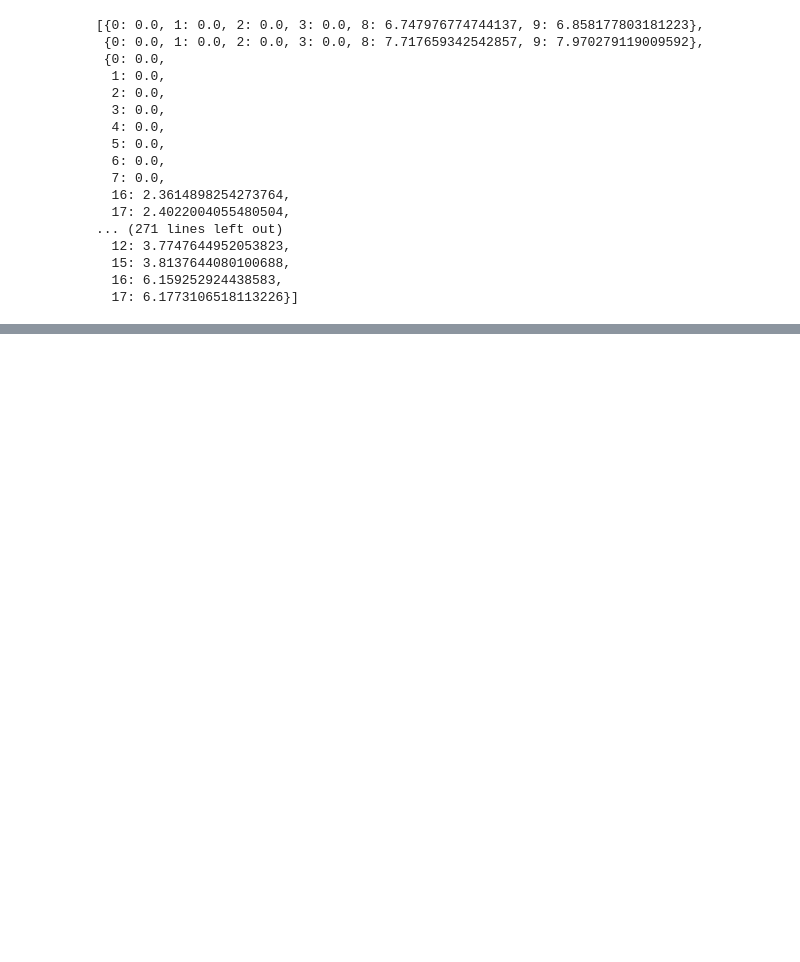
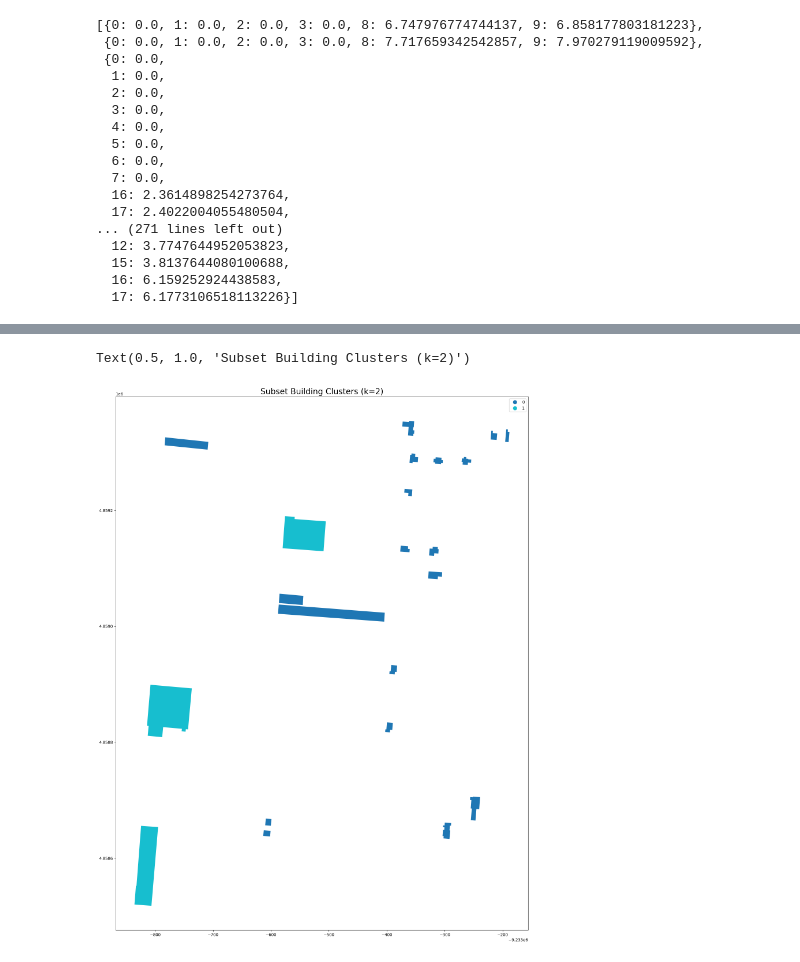
Before and after one commit to SummerHA90/2D_footprint_clustering, a Jupyter notebook: Prototyping_extbound_node_edge_weights.ipynb, the cells around one changed output, grey strips where cells are left out. Drawn from its saved outputs; the diff is of its cells as text; code cells hidden in the pictures; blank space fills up the shorter version.

```diff
--- a/Prototyping_extbound_node_edge_weights.ipynb
+++ b/Prototyping_extbound_node_edge_weights.ipynb
@@ -850,25 +927,28 @@ subset_gdf_modified
 # %%
-# n = 2
-# subset_clsutering_2 = SpectralClustering(n_clusters=2, affinity='precomputed', assign_labels='kmeans', random_state=0).fit(subset_kernel_matrix)
-# subset_y_pred_2 = subset_clsutering_2.labels_.astype(int)
-# subset_gdf_modified['sub_cluster_2'] = subset_y_pred_2
-# subset_gdf_modified['sub_cluster_2'] = subset_gdf_modified['sub_cluster_2'].astype('category') # Make the column categorical
-# subset_gdf_modified.plot(column='sub_cluster_2', cmap='tab10', legend=True, figsize=(24,24))
-# plt.title("Subset Building Clusters (k=2)", fontsize=20)
+n = 2
+subset_clsutering_2 = SpectralClustering(n_clusters=2, affinity='precomputed', assign_labels='kmeans', random_state=0).fit(subset_kernel_matrix)
+subset_y_pred_2 = subset_clsutering_2.labels_.astype(int)
+subset_gdf_modified['sub_cluster_2'] = subset_y_pred_2
+subset_gdf_modified['sub_cluster_2'] = subset_gdf_modified['sub_cluster_2'].astype('category') # Make the column categorical
+subset_gdf_modified.plot(column='sub_cluster_2', cmap='tab10', legend=True, figsize=(24,24))
+plt.title("Subset Building Clusters (k=2)", fontsize=20)
 
 # # n=2, num_it=2
 # subset_clsutering_2_it2 = SpectralClustering(n_clusters=2, affinity='precomputed', assign_labels='kmeans', random_state=0).fit(subset_kernel_matrix_it2)
 # subset_y_pred_2_it2 = subset_clsutering_2_it2.labels_.astype(int)
 # subset_gdf_modified['sub_cluster_2_it2'] = subset_y_pred_2_it2
 # subset_gdf_modified['sub_cluster_2_it2'] = subset_gdf_modified['sub_cluster_2_it2'].astype('category') # Make the column categorical
 # subset_gdf_modified.plot(column='sub_cluster_2_it2', cmap='tab10', legend=True, figsize=(24,24))
 # plt.title("Subset Building Clusters (k=2, num_it=2)", fontsize=20)
 
-# n=2, num_it=5
-subset_clsutering_2_it5 = SpectralClustering(n_clusters=2, affinity='precomputed', assign_labels='kmeans', random_state=0).fit(subset_kernel_matrix_it5)
-subset_y_pred_2_it5 = subset_clsutering_2_it5.labels_.astype(int)
-subset_gdf_modified['sub_cluster_2_it5'] = subset_y_pred_2_it5
-subset_gdf_modified['sub_cluster_2_it5'] = subset_gdf_modified['sub_cluster_2_it5'].astype('category') # Make the column categorical
-subset_gdf_modified.plot(column='sub_cluster_2_it5', cmap='tab10', legend=True, figsize=(24,24))
-plt.title("Subset Building Clusters (k=2, num_it=5)", fontsize=20)
+# # n=2, num_it=5
+# subset_clsutering_2_it5 = SpectralClustering(n_clusters=2, affinity='precomputed', assign_labels='kmeans', random_state=0).fit(subset_kernel_matrix_it5)
+# subset_y_pred_2_it5 = subset_clsutering_2_it5.labels_.astype(int)
+# subset_gdf_modified['sub_cluster_2_it5'] = subset_y_pred_2_it5
+# subset_gdf_modified['sub_cluster_2_it5'] = subset_gdf_modified['sub_cluster_2_it5'].astype('category') # Make the column categorical
+# subset_gdf_modified.plot(column='sub_cluster_2_it5', cmap='tab10', legend=True, figsize=(24,24))
+# plt.title("Subset Building Clusters (k=2, num_it=5)", fontsize=20)
+# %% [output]
+Text(0.5, 1.0, 'Subset Building Clusters (k=2)')
+[figure, added]
 # %%
```
Also changed, not shown: parts of 21 cells of this notebook.
